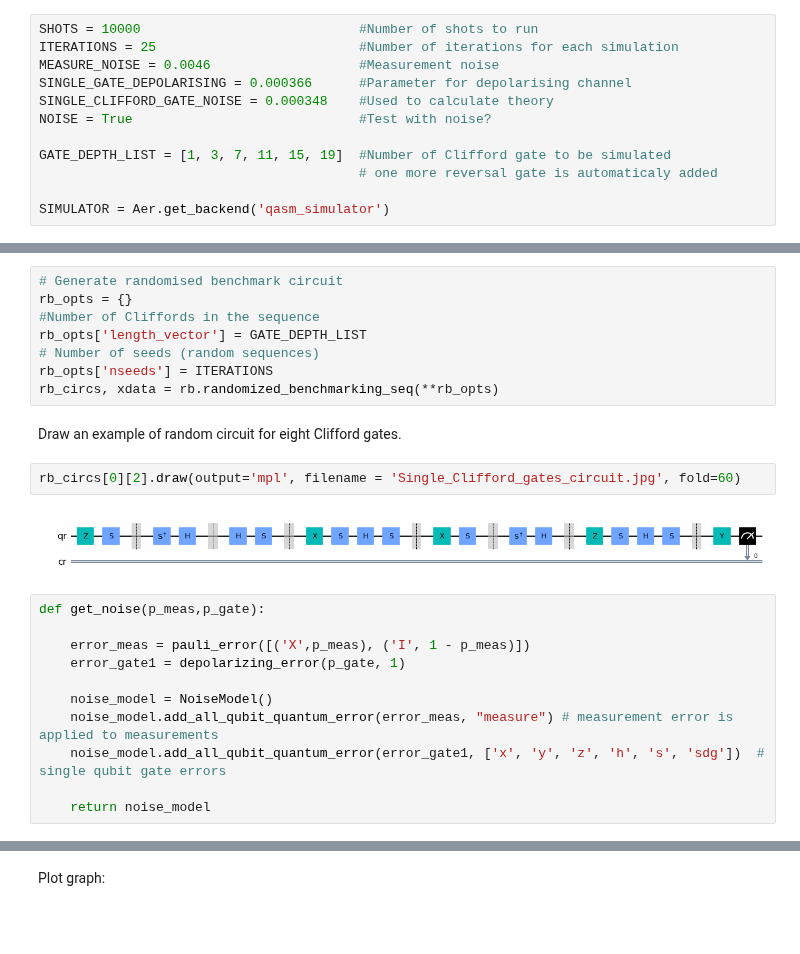
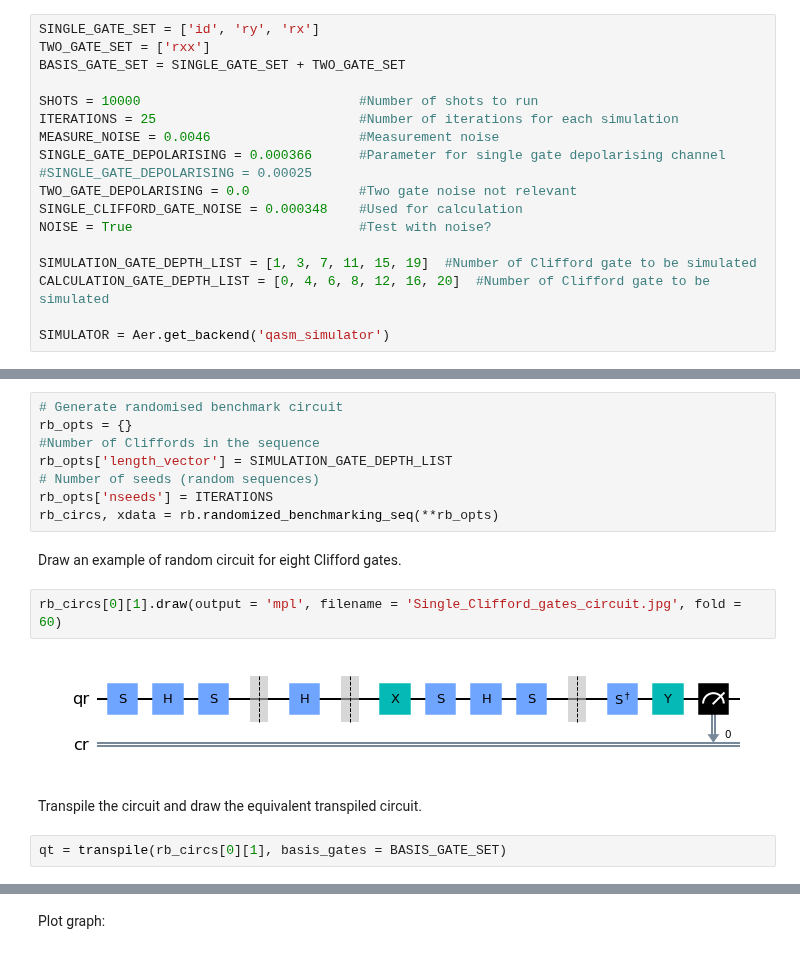
Before and after one commit to goldsmdn/SteaneCode, a Jupyter notebook: Egan_single_qubit_errors.ipynb, the cells around one changed output, grey strips where cells are left out. Cells and saved outputs as stored; diff of their text form; blank space fills up the shorter version.

```diff
--- a/Egan_single_qubit_errors.ipynb
+++ b/Egan_single_qubit_errors.ipynb
@@ -45,15 +54,21 @@ import numpy as np
 # %% [markdown]
 Define constants so the process flow can be controlled from one place:
 # %%
+SINGLE_GATE_SET = ['id', 'ry', 'rx']
+TWO_GATE_SET = ['rxx']
+BASIS_GATE_SET = SINGLE_GATE_SET + TWO_GATE_SET
+
 SHOTS = 10000                            #Number of shots to run
 ITERATIONS = 25                          #Number of iterations for each simulation
 MEASURE_NOISE = 0.0046                   #Measurement noise
-SINGLE_GATE_DEPOLARISING = 0.000366      #Parameter for depolarising channel
-SINGLE_CLIFFORD_GATE_NOISE = 0.000348    #Used to calculate theory
+SINGLE_GATE_DEPOLARISING = 0.000366      #Parameter for single gate depolarising channel
+#SINGLE_GATE_DEPOLARISING = 0.00025
+TWO_GATE_DEPOLARISING = 0.0              #Two gate noise not relevant
+SINGLE_CLIFFORD_GATE_NOISE = 0.000348    #Used for calculation
 NOISE = True                             #Test with noise?
 
-GATE_DEPTH_LIST = [1, 3, 7, 11, 15, 19]  #Number of Clifford gate to be simulated
-                                         # one more reversal gate is automaticaly added
+SIMULATION_GATE_DEPTH_LIST = [1, 3, 7, 11, 15, 19]  #Number of Clifford gate to be simulated
+CALCULATION_GATE_DEPTH_LIST = [0, 4, 6, 8, 12, 16, 20]  #Number of Clifford gate to be simulated
 
 SIMULATOR = Aer.get_backend('qasm_simulator')
 # %% [markdown]
@@ -62,24 +77,17 @@ Set up circuits in a list.
 # Generate randomised benchmark circuit
 rb_opts = {}
 #Number of Cliffords in the sequence
-rb_opts['length_vector'] = GATE_DEPTH_LIST
+rb_opts['length_vector'] = SIMULATION_GATE_DEPTH_LIST
 # Number of seeds (random sequences)
 rb_opts['nseeds'] = ITERATIONS
 rb_circs, xdata = rb.randomized_benchmarking_seq(**rb_opts)
 # %% [markdown]
 Draw an example of random circuit for eight Clifford gates.
 # %%
-rb_circs[0][2].draw(output='mpl', filename = 'Single_Clifford_gates_circuit.jpg', fold=60)
+rb_circs[0][1].draw(output = 'mpl', filename = 'Single_Clifford_gates_circuit.jpg', fold = 60)
 # %% [output]
-[figure, old version]
+[figure, new version]
-# %%
-def get_noise(p_meas,p_gate):
-
-    error_meas = pauli_error([('X',p_meas), ('I', 1 - p_meas)])
-    error_gate1 = depolarizing_error(p_gate, 1)
-
-    noise_model = NoiseModel()
-    noise_model.add_all_qubit_quantum_error(error_meas, "measure") # measurement error is applied to measurements
-    noise_model.add_all_qubit_quantum_error(error_gate1, ['x', 'y', 'z', 'h', 's', 'sdg'])  # single qubit gate errors
-
-    return noise_model
+# %% [markdown]
+Transpile the circuit and draw the equivalent transpiled circuit.
+# %%
+qt = transpile(rb_circs[0][1], basis_gates = BASIS_GATE_SET)
```
Also changed, not shown: parts of 8 cells of this notebook.
